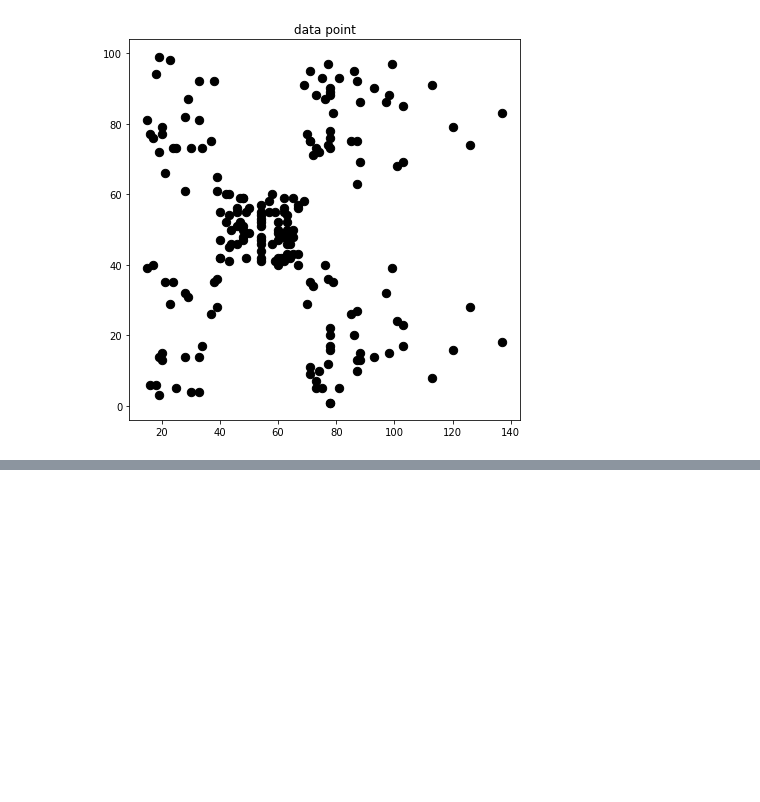
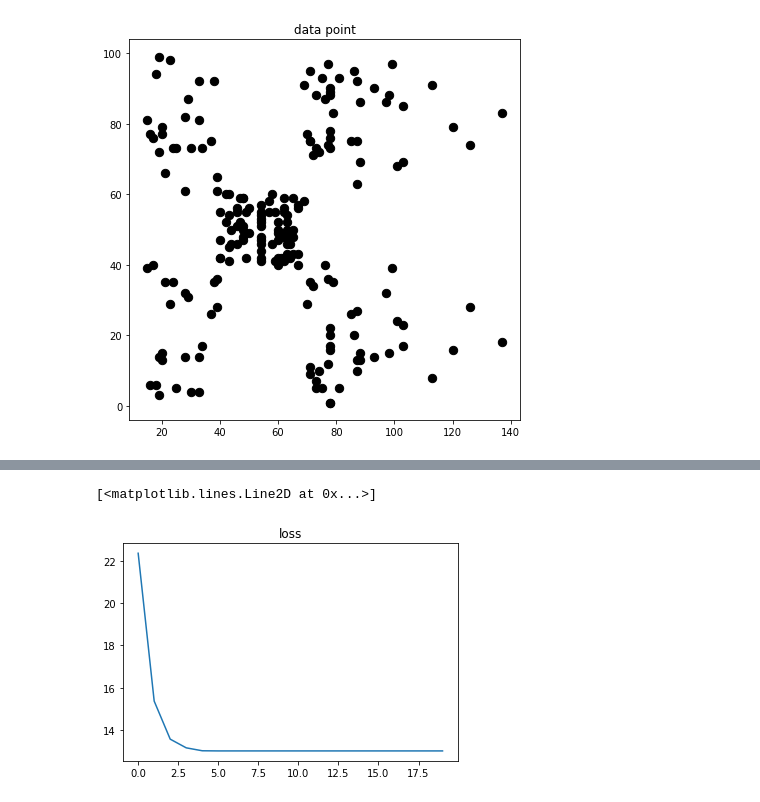
Before and after one commit to nh7881/machine_learning_project_class, a Jupyter notebook: exercise_07/assignment_07.ipynb, the cells around one changed output, grey strips where cells are left out. Cells and saved outputs as stored; diff of their text form; code cells hidden in the pictures; blank space fills up the shorter version.

Commit message:
plot loss

```diff
--- a/exercise_07/assignment_07.ipynb
+++ b/exercise_07/assignment_07.ipynb
@@ -89,7 +89,13 @@ plt.legend(legends)
 # %%
-n = 1000
+n = 20
 L_iters = [-1 for _ in range(n)]
 for idx in range(n) :
     clusters[:,2] = compute_label(clusters[:,:2], centroids)
     centroids = compute_centroid(clusters, cluster_num)
     L_iters[idx] = compute_loss(clusters, centroids)
+# %%
+plt.title('loss')
+plt.plot(L_iters)
+# %% [output]
+[<matplotlib.lines.Line2D at 0x...>]
+[figure, added]
```
Also changed, not shown: parts of 2 cells of this notebook.
